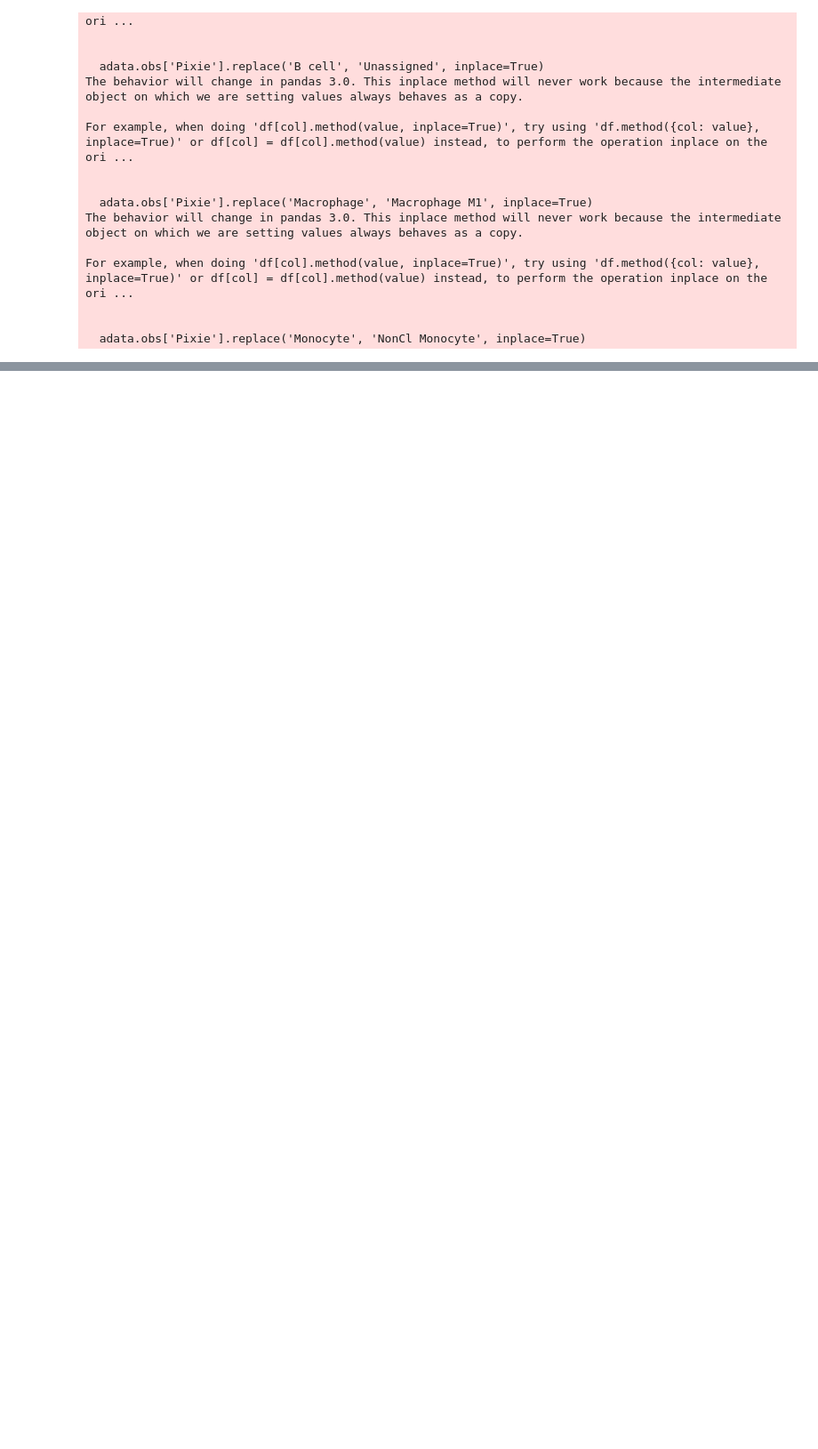
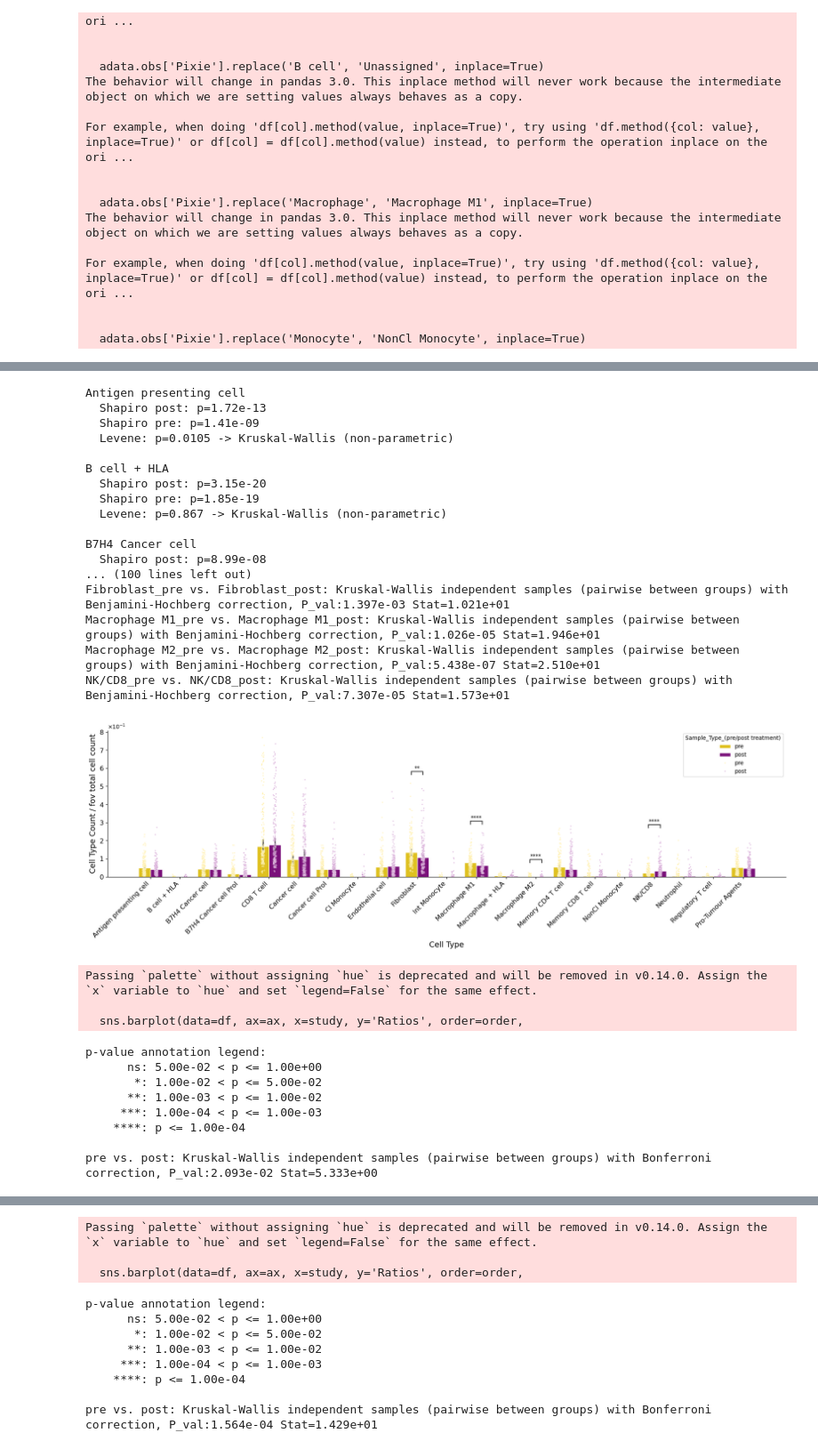
Before and after one commit to Schumacher-group/IMC_TNBC_analysis, a Jupyter notebook: figures/manuscript/Notebooks/Cell Counts.ipynb, the cells around one changed output, grey strips where cells are left out. Shown at 89% size. Cells and saved outputs as stored; diff of their text form; code cells hidden in the pictures; blank space fills up the shorter version.

Commit message:
cell counts notebook now generates all plots in one run without toggling

```diff
--- a/figures/manuscript/Notebooks/Cell Counts.ipynb
+++ b/figures/manuscript/Notebooks/Cell Counts.ipynb
@@ -398 +48,17 @@ NK/CD8_pre vs. NK/CD8_post: Kruskal-Wallis independent samples (pairwise between
+# %%
+# Cell-type display order (also sets the bar-plot x-axis order; includes the
+# derived "Pro-Tumour Agents" composite).
+PhenoNorm = ['Antigen presenting cell', 'B cell + HLA', 'B7H4 Cancer cell', 'B7H4 Cancer cell Prol',
+             'CD8 T cell', 'Cancer cell', 'Cancer cell Prol', 'Cl Monocyte', 'Endothelial cell',
+             'Fibroblast', 'Int Monocyte', 'Macrophage M1', 'Macrophage + HLA', 'Macrophage M2',
+             'Memory CD4 T cell', 'Memory CD8 T cell', 'NonCl Monocyte', 'NK/CD8', 'Neutrophil',
+             'Regulatory T cell', 'Pro-Tumour Agents']
+
+# Ratio panels: (numerator, denominator, filename stub) produced for each comparison.
+RATIO_SPECS = [
+    ('Cancer cell Prol',      'Cancer cell',      'Ratio_a_CancerProl_over_Cancer'),
+    ('B7H4 Cancer cell Prol', 'B7H4 Cancer cell', 'Ratio_b_B7H4Prol_over_B7H4'),
+    ('B7H4 Cancer cell',      'Cancer cell',      'Ratio_c_B7H4_over_Cancer'),
+    ('B7H4 Cancer cell Prol', 'Cancer cell Prol', 'Ratio_d_B7H4Prol_over_CancerProl'),
+]
 # %% [markdown]
@@ -457,0 +180,5 @@ Passing `palette` without assigning `hue` is deprecated and will be removed in v
+# %%
+# Group colours keyed by label, so the colour->group mapping is independent of
+# seaborn's alphabetical hue ordering.
+palette_prepost = {'pre': 'gold', 'post': 'darkmagenta'}
+palette_response = {'Non-Responder': 'maroon', 'Responder': 'darkgreen'}
@@ -457,0 +187,46 @@ Passing `palette` without assigning `hue` is deprecated and will be removed in v
+# %%
+# === Pre vs post, within Non-Responders (Fig 5B / S5-1) ===
+study = 'Sample_Type_(pre/post treatment)'
+transformed_df, antiprotumour, comparison_pairs = prepare_counts(
+    adata.obs, subset_col='Response', subset_val='Non-Responder', study=study)
+
+print_distribution_diagnostics(antiprotumour, study, PhenoNorm)
+
+plot_cell_type_barplot(transformed_df, study, comparison_pairs,
+                       palette=palette_prepost, order=PhenoNorm,
+                       filename='FS5-1A_CellTypes_PrePost')
+
+for cell1, cell2, stub in RATIO_SPECS:
+    plot_ratio(antiprotumour, study, pair=('pre', 'post'),
+               palette=palette_prepost, filename=stub + '_PrePost',
+               cell1=cell1, cell2=cell2)
+# %% [output]
+Antigen presenting cell
+  Shapiro post: p=1.72e-13
+  Shapiro pre: p=1.41e-09
+  Levene: p=0.0105 -> Kruskal-Wallis (non-parametric)
+
+B cell + HLA
+  Shapiro post: p=3.15e-20
+  Shapiro pre: p=1.85e-19
+  Levene: p=0.867 -> Kruskal-Wallis (non-parametric)
+
+B7H4 Cancer cell
+  Shapiro post: p=8.99e-08
+... (100 lines left out)
+Fibroblast_pre vs. Fibroblast_post: Kruskal-Wallis independent samples (pairwise between groups) with Benjamini-Hochberg correction, P_val:1.397e-03 Stat=1.021e+01
+Macrophage M1_pre vs. Macrophage M1_post: Kruskal-Wallis independent samples (pairwise between groups) with Benjamini-Hochberg correction, P_val:1.026e-05 Stat=1.946e+01
+Macrophage M2_pre vs. Macrophage M2_post: Kruskal-Wallis independent samples (pairwise between groups) with Benjamini-Hochberg correction, P_val:5.438e-07 Stat=2.510e+01
+NK/CD8_pre vs. NK/CD8_post: Kruskal-Wallis independent samples (pairwise between groups) with Benjamini-Hochberg correction, P_val:7.307e-05 Stat=1.573e+01
+[figure, added]
+Passing `palette` without assigning `hue` is deprecated and will be removed in v0.14.0. Assign the `x` variable to `hue` and set `legend=False` for the same effect.
+
+  sns.barplot(data=df, ax=ax, x=study, y='Ratios', order=order,
+p-value annotation legend:
+      ns: 5.00e-02 < p <= 1.00e+00
+       *: 1.00e-02 < p <= 5.00e-02
+      **: 1.00e-03 < p <= 1.00e-02
+     ***: 1.00e-04 < p <= 1.00e-03
+    ****: p <= 1.00e-04
+
+pre vs. post: Kruskal-Wallis independent samples (pairwise between groups) with Bonferroni correction, P_val:2.093e-02 Stat=5.333e+00
@@ -457,0 +234,11 @@ Passing `palette` without assigning `hue` is deprecated and will be removed in v
+Passing `palette` without assigning `hue` is deprecated and will be removed in v0.14.0. Assign the `x` variable to `hue` and set `legend=False` for the same effect.
+
+  sns.barplot(data=df, ax=ax, x=study, y='Ratios', order=order,
+p-value annotation legend:
+      ns: 5.00e-02 < p <= 1.00e+00
+       *: 1.00e-02 < p <= 5.00e-02
+      **: 1.00e-03 < p <= 1.00e-02
+     ***: 1.00e-04 < p <= 1.00e-03
+    ****: p <= 1.00e-04
+
+pre vs. post: Kruskal-Wallis independent samples (pairwise between groups) with Bonferroni correction, P_val:1.564e-04 Stat=1.429e+01
```
Also changed, not shown: parts of 21 cells of this notebook.
